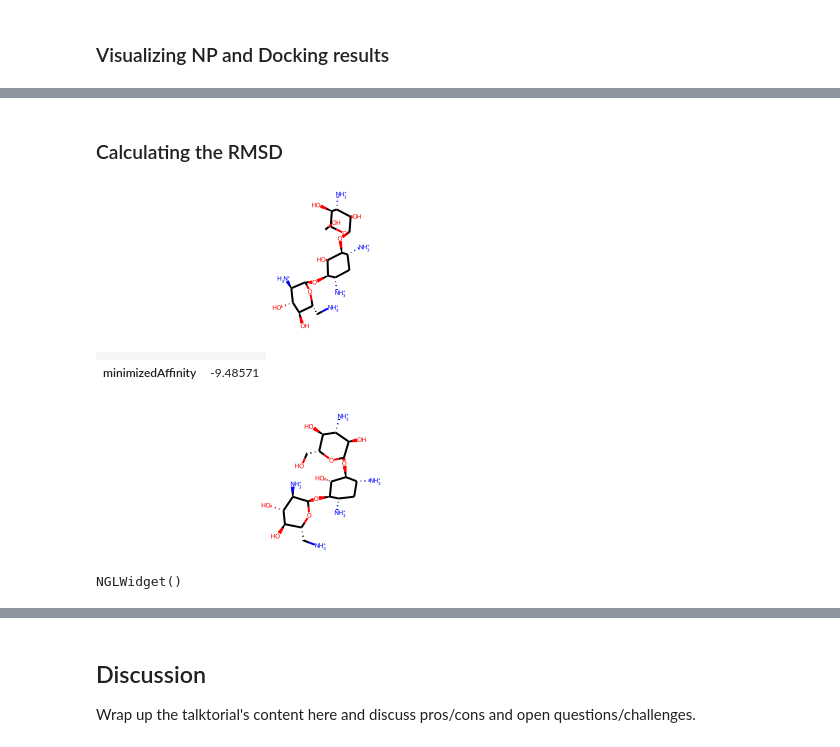
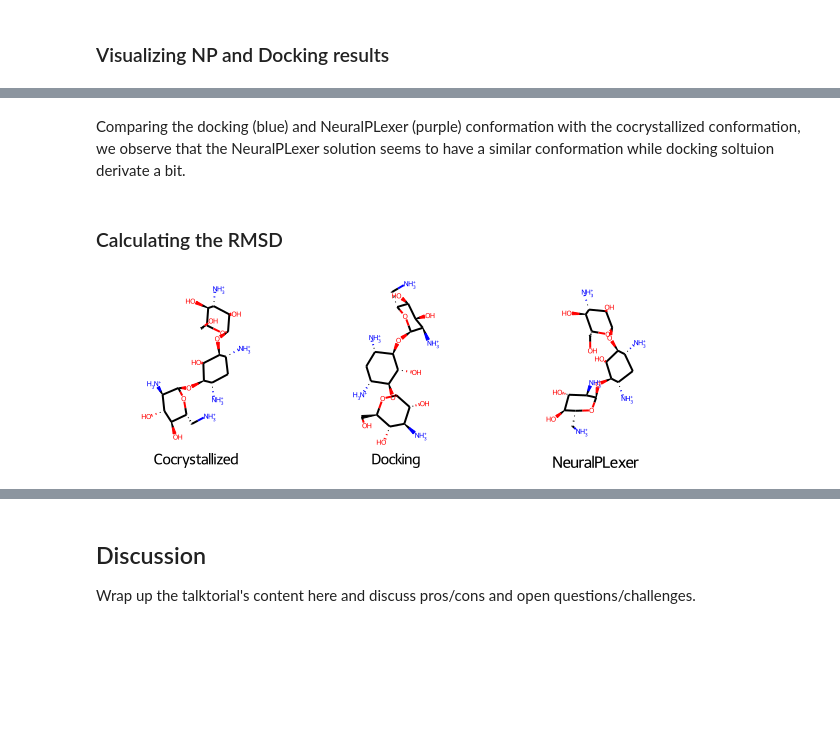
Before and after one commit to volkamerlab/CADDSeminar_2024, a Jupyter notebook: Topic2a_NeuralPlexer/Neuralplexer_talktorial.ipynb, the cells around one changed output, grey strips where cells are left out. Saved outputs shown, nothing was run; the diff lists cells and outputs as text; code cells hidden in the pictures; blank space fills up the shorter version.

Commit message:
finalizing docking

```diff
--- a/Topic2a_NeuralPlexer/Neuralplexer_talktorial.ipynb
+++ b/Topic2a_NeuralPlexer/Neuralplexer_talktorial.ipynb
@@ -563,31 +230,18 @@ NGLWidget()
+# %% [markdown]
+Comparing the docking (blue) and NeuralPLexer (purple) conformation with the cocrystallized conformation, we observe that the NeuralPLexer solution seems to have a similar conformation while docking soltuion derivate a bit.
 # %% [markdown]
 ### Calculating the RMSD
 # %%
 # load cocrystallized liagnd
 with Chem.SDMolSupplier('data/6np5/ligand.sdf') as suppl:
   ligand_original = next(suppl)
-ligand_original
+with Chem.SDMolSupplier('data/results_rigid_receptor_6np5/docking_poses.sdf') as suppl:
+  ligand_docking = next(suppl)
+with Chem.SDMolSupplier('data/results_rigid_receptor_6np5/lig_all.sdf') as suppl:
+  ligand_np = next(suppl)
+MolsToGridImage(mols=[ligand_original, ligand_docking, ligand_np], legends=['Cocrystallized', 'Docking', 'NeuralPLexer'], molsPerRow=3)
 # %% [output]
-[figure, old version]
+[figure, new version]
-# %%
-# load docking pose
-with Chem.SDMolSupplier('data/results_rigid_receptor_6np5/docking_poses.sdf') as suppl:
-  ligand_docking = next(suppl)
-ligand_docking
-# %% [output]
-|  |  |
-| minimizedAffinity | -9.48571 |
-# %%
-# load np result
-with Chem.SDMolSupplier('data/results_rigid_receptor_6np5/lig_all.sdf') as suppl:
-  ligand_np = next(suppl)
-ligand_np
-# %% [output]
-[figure, removed]
-# %%
-nv.show_rdkit(ligand_docking)
-# %% [output]
-NGLWidget()
 # %%
 print(f"RMSD between NP ligand pose and cocrystallized pose:\t{rdMolAlign.CalcRMS(ligand_np, ligand_original)}")
 print(f"RMSD between docking pose and cocrystallized pose:\t{rdMolAlign.CalcRMS(ligand_docking, ligand_original)}")
```
Also changed, not shown: parts of 25 cells of this notebook, 7 other files.
